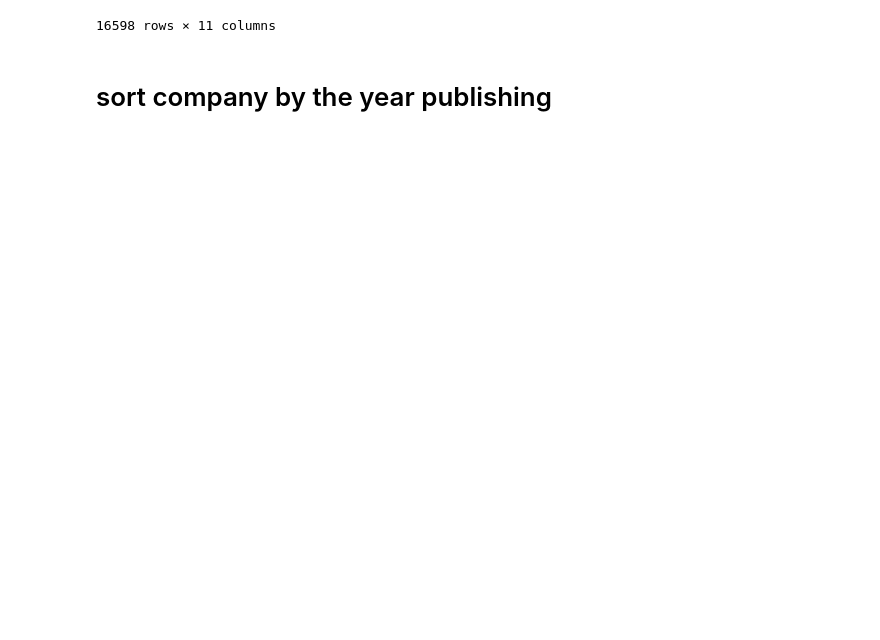
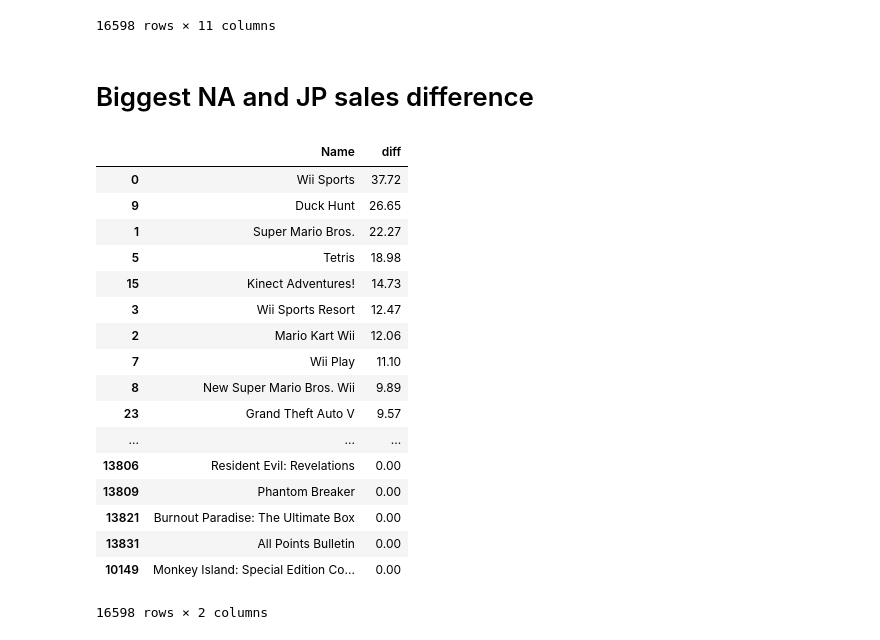
Before and after one commit to andriiglukhyi/data-science, a Jupyter notebook: vg-stats.ipynb, the cells around one changed output. Drawn from its saved outputs; the diff is of its cells as text; code cells hidden in the pictures; blank space fills up the shorter version.

```diff
--- a/vg-stats.ipynb
+++ b/vg-stats.ipynb
@@ -132,5 +132,27 @@ df
 | 16596 | 16599 | Know How 2 | DS | 2010.0 | Puzzle | 7G//AMES | 0.00 | 0.01 | 0.00 | 0.00 | ... |
 | 16597 | 16600 | Spirits & Spells | GBA | 2003.0 | Platform | Wanadoo | 0.01 | 0.00 | 0.00 | 0.00 | ... |
 16598 rows × 11 columns
-# %% [markdown]
-# sort company by the year publishing
+# %% [markdown]
+# Biggest NA and JP sales difference
+# %%
+df['diff'] = abs(df['NA_Sales']-df['JP_Sales'])
+df[['Name','diff']].sort_values(by='diff',ascending=False)
+# %% [output]
+|  | Name | diff |
+| 0 | Wii Sports | 37.72 |
+| 9 | Duck Hunt | 26.65 |
+| 1 | Super Mario Bros. | 22.27 |
+| 5 | Tetris | 18.98 |
+| 15 | Kinect Adventures! | 14.73 |
+| 3 | Wii Sports Resort | 12.47 |
+| 2 | Mario Kart Wii | 12.06 |
+| 7 | Wii Play | 11.10 |
+| 8 | New Super Mario Bros. Wii | 9.89 |
+| 23 | Grand Theft Auto V | 9.57 |
+| ... | ... | ... |
+| 13806 | Resident Evil: Revelations | 0.00 |
+| 13809 | Phantom Breaker | 0.00 |
+| 13821 | Burnout Paradise: The Ultimate Box | 0.00 |
+| 13831 | All Points Bulletin | 0.00 |
+| 10149 | Monkey Island: Special Edition Co... | 0.00 |
+16598 rows × 2 columns
```
Also changed, not shown: parts of 7 cells of this notebook, 2 other files.
